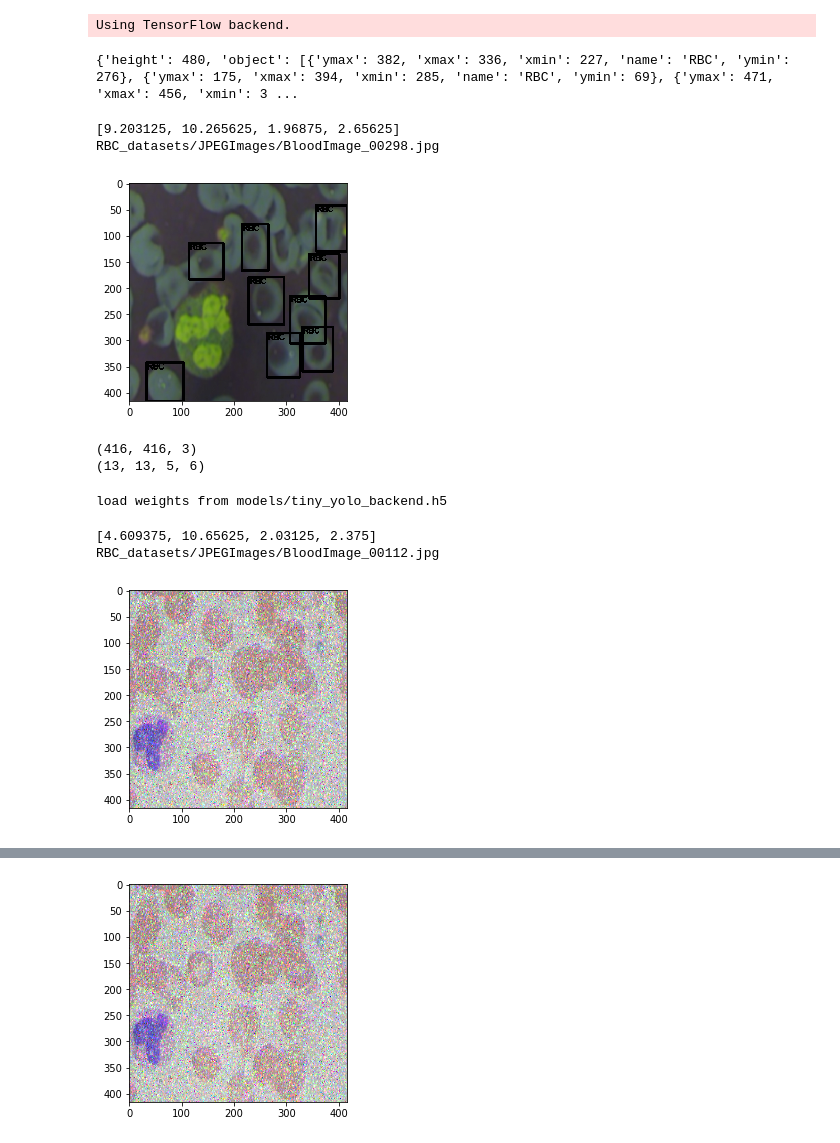
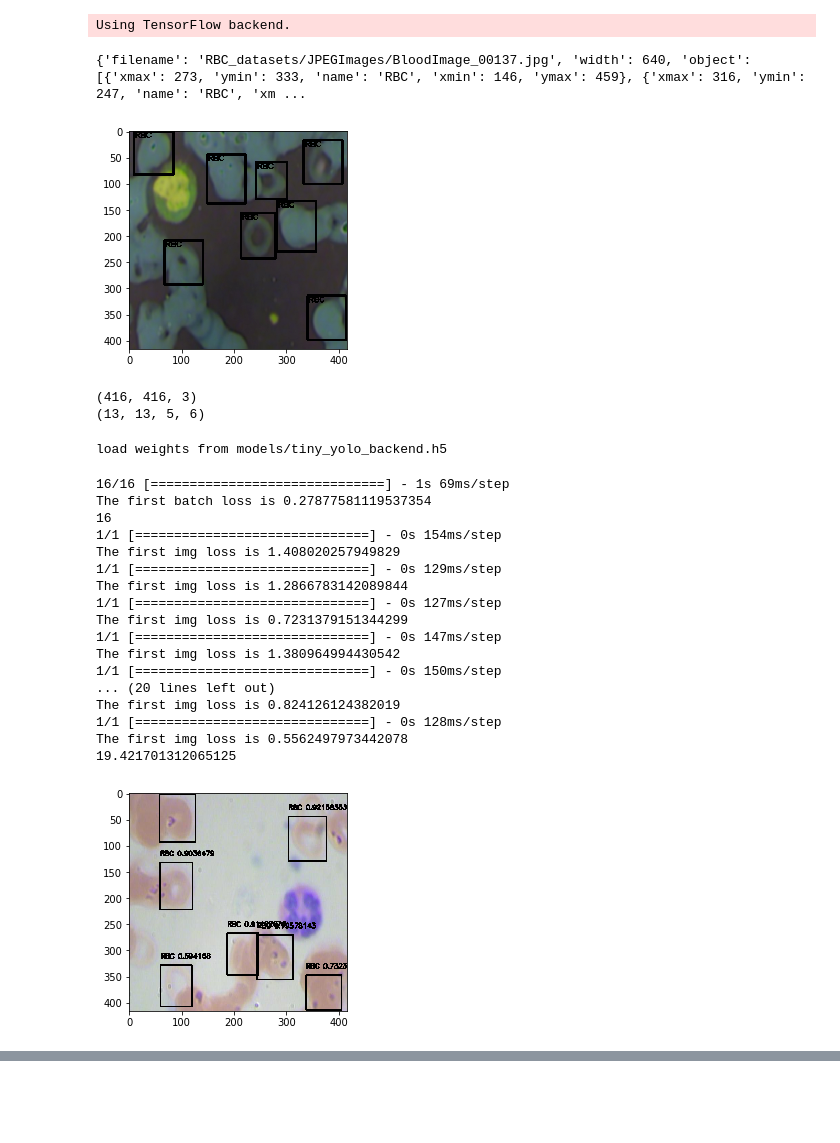
Before and after one commit to mjDelta/yolo2-keras, a Jupyter notebook: load_model.ipynb, the cells around one changed output, grey strips where cells are left out. Cells and saved outputs as stored; diff of their text form; code cells hidden in the pictures; blank space fills up the shorter version.

```diff
--- a/load_model.ipynb
+++ b/load_model.ipynb
@@ -14,7 +14,7 @@ config["valid"]["valid_times"]=1
 config["train"]["train_annot_folder"]="RBC_datasets/Annotations/"
 config["train"]["train_image_folder"]="RBC_datasets/JPEGImages/"
 config["train"]["train_times"]=1
-config["train"]["batch_size"]=32
+config["train"]["batch_size"]=16
 config["train"]["learning_rate"]=1e-4
 config["train"]["nb_epoch"]=50
 config["train"]["warmup_batches"]=250
@@ -30,7 +30,7 @@ config["model"]["architecture"]="Tiny Yolo"
 config["model"]["grid_w"]=13
 config["model"]["grid_h"]=13
 
-weights_path="models/tiny_yolo_100.h5"
+weights_path="models/tiny_yolo.h5"
 # %%
 imgs,_=parse_annotation(config["train"]["train_annot_folder"],
                         config["train"]["train_image_folder"],
@@ -42,7 +42,7 @@ train_imgs=imgs[:split_idx]
 valid_imgs=imgs[split_idx:]
 print(train_imgs[0])
 # %% [output]
-{'height': 480, 'object': [{'ymax': 382, 'xmax': 336, 'xmin': 227, 'name': 'RBC', 'ymin': 276}, {'ymax': 175, 'xmax': 394, 'xmin': 285, 'name': 'RBC', 'ymin': 69}, {'ymax': 471, 'xmax': 456, 'xmin': 3 ...
+{'filename': 'RBC_datasets/JPEGImages/BloodImage_00137.jpg', 'width': 640, 'object': [{'xmax': 273, 'ymin': 333, 'name': 'RBC', 'xmin': 146, 'ymax': 459}, {'xmax': 316, 'ymin': 247, 'name': 'RBC', 'xm ...
 # %%
 generator_config={
         "IMAGE_H":config["model"]["input_size"],
@@ -64,11 +64,9 @@ plt.show()
 print(x[0].shape)
 print(y[0].shape)
 # %% [output]
+[figure, new version]
-[9.203125, 10.265625, 1.96875, 2.65625]
-RBC_datasets/JPEGImages/BloodImage_00298.jpg
+(416, 416, 3)
+(13, 13, 5, 6)
-[figure, old version]
-(416, 416, 3)
-(13, 13, 5, 6)
 # %%
 yolo=YOLO(architecture=config["model"]["architecture"],
             input_size=config["model"]["input_size"],
@@ -92,14 +91,32 @@ yolo.train(
 # %% [output]
 load weights from models/tiny_yolo_backend.h5
+# %%
+[test_x,test_b],test_y=yolo.compute_loss(train_imgs)
+netout=yolo.model.predict([np.expand_dims(test_x,0),np.expand_dims(test_b,0)])[0]
+# %% [output]
+16/16 [==============================] - 1s 69ms/step
+The first batch loss is 0.27877581119537354
+16
+1/1 [==============================] - 0s 154ms/step
+The first img loss is 1.408020257949829
+1/1 [==============================] - 0s 129ms/step
+The first img loss is 1.2866783142089844
+1/1 [==============================] - 0s 127ms/step
+The first img loss is 0.7231379151344299
+1/1 [==============================] - 0s 147ms/step
+The first img loss is 1.380964994430542
+1/1 [==============================] - 0s 150ms/step
+... (20 lines left out)
+The first img loss is 0.824126124382019
+1/1 [==============================] - 0s 128ms/step
+The first img loss is 0.5562497973442078
+19.421701312065125
 # %%
-[test_x,test_b],test_y=yolo.compute_loss(train_imgs)
-netout=yolo.model.predict([np.expand_dims(test_x,0),np.expand_dims(test_b,0)])[0]
 from utils import decode_netout,draw_boxes
-boxes=decode_netout(netout,0.52,0.2,config["model"]["anchors"],len(config["model"]["labels"]))
-img=draw_boxes(boxes,test_x,config["model"]["labels"])
+boxes=decode_netout(netout,0.51,0.2,config["model"]["anchors"],len(config["model"]["labels"]))
+test_x_copy=test_x.copy()
+img=draw_boxes(boxes,test_x_copy,config["model"]["labels"])
 plt.imshow(img)
 plt.show()
 # %% [output]
-[4.609375, 10.65625, 2.03125, 2.375]
-RBC_datasets/JPEGImages/BloodImage_00112.jpg
-[figure, old version]
+[figure, new version]
@@ -108 +122,0 @@ RBC_datasets/JPEGImages/BloodImage_00112.jpg
-[figure, removed]
```
Also changed, not shown: parts of 2 cells of this notebook.
